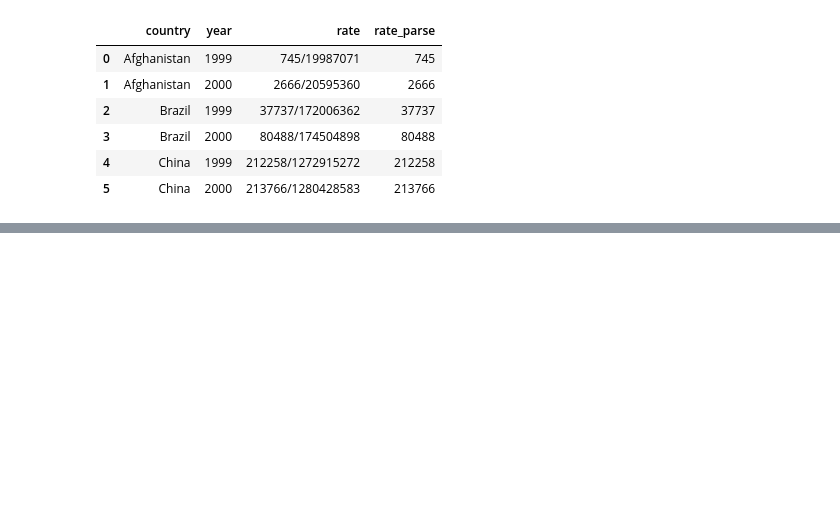
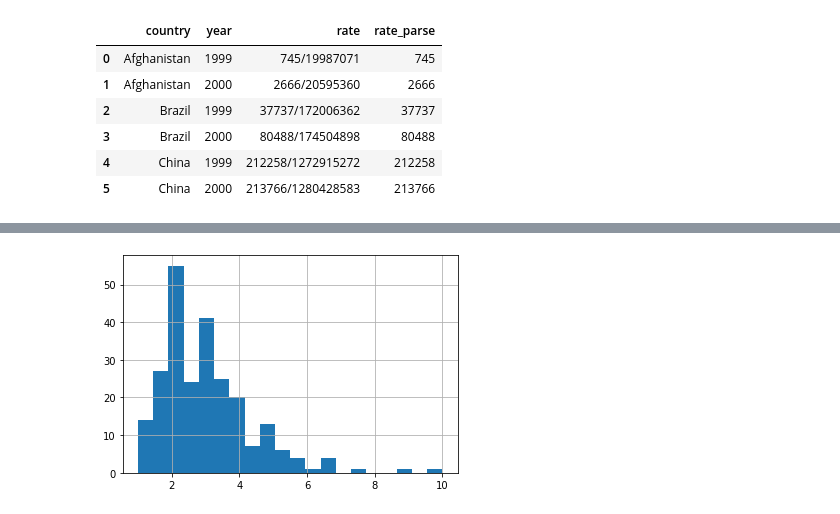
Before and after one commit to adri-sadovsky/python_notes, a Jupyter notebook: pandas_notes/play_w_pandas_070121.ipynb, the cells around one changed output, grey strips where cells are left out. Cells and saved outputs as stored; diff of their text form; code cells hidden in the pictures; blank space fills up the shorter version.

```diff
--- a/pandas_notes/play_w_pandas_070121.ipynb
+++ b/pandas_notes/play_w_pandas_070121.ipynb
@@ -556,3 +556,5 @@ tbl3
 | 3 | Brazil | 2000 | 80488/174504898 | 80488 |
 | 4 | China | 1999 | 212258/1272915272 | 212258 |
 | 5 | China | 2000 | 213766/1280428583 | 213766 |
+# %%
+tips = sns.load_dataset('tips')
@@ -558,0 +572,5 @@ tbl3
+# %%
+tips.tip.hist(bins = 20);
+plt.show()
+# %% [output]
+[figure, added]
```
Also changed, not shown: parts of 26 cells of this notebook, 21 other files.
